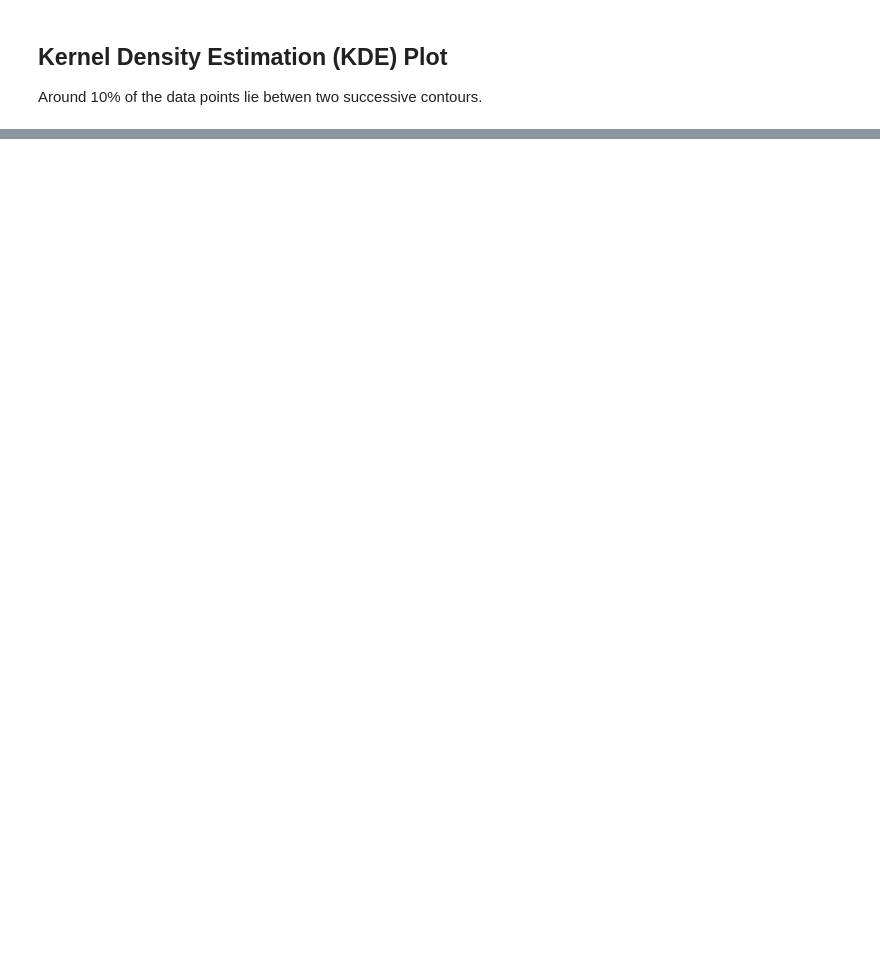
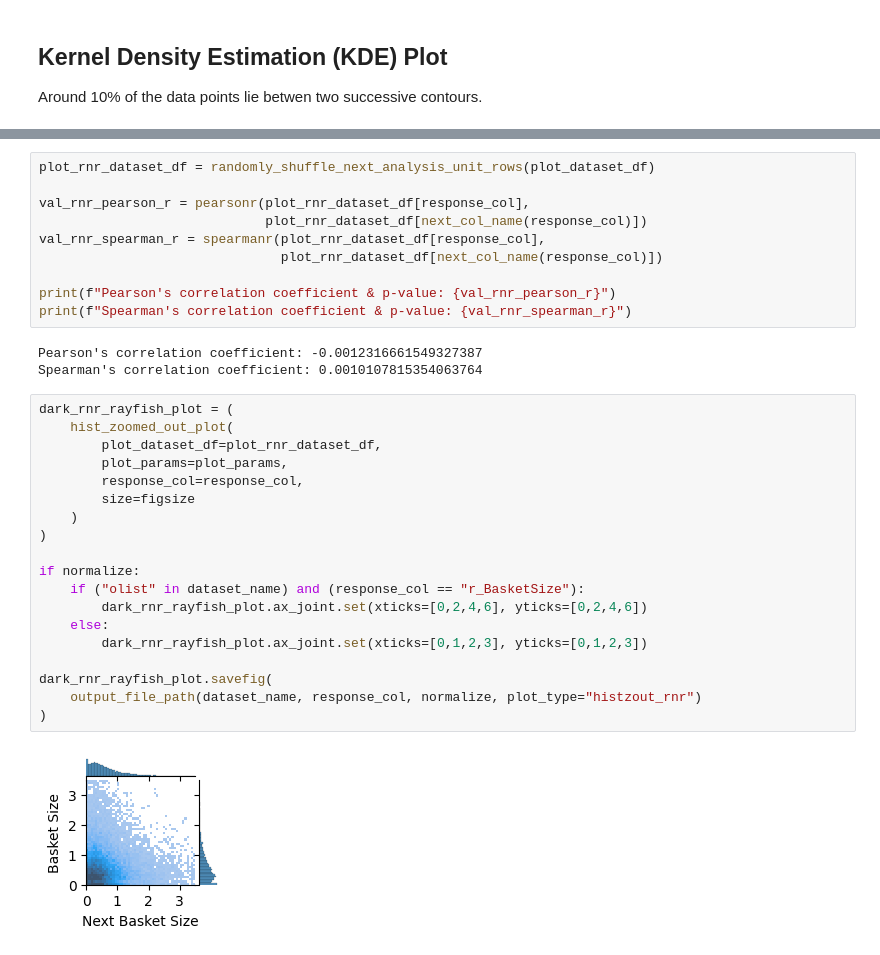
Before and after one commit to liuchbryan/oce-ecomm-abv-calculation, a Jupyter notebook: F01 - Response vs Next Response.ipynb, the cells around one changed output, grey strips where cells are left out. Saved outputs shown, nothing was run; the diff lists cells and outputs as text; blank space fills up the shorter version.

```diff
--- a/F01 - Response vs Next Response.ipynb
+++ b/F01 - Response vs Next Response.ipynb
@@ -115,0 +136,34 @@ light_rayfish_plot.savefig(
+# %%
+plot_rnr_dataset_df = randomly_shuffle_next_analysis_unit_rows(plot_dataset_df)
+
+val_rnr_pearson_r = pearsonr(plot_rnr_dataset_df[response_col],
+                             plot_rnr_dataset_df[next_col_name(response_col)])
+val_rnr_spearman_r = spearmanr(plot_rnr_dataset_df[response_col],
+                               plot_rnr_dataset_df[next_col_name(response_col)])
+
+print(f"Pearson's correlation coefficient & p-value: {val_rnr_pearson_r}")
+print(f"Spearman's correlation coefficient & p-value: {val_rnr_spearman_r}")
+# %% [output]
+Pearson's correlation coefficient: -0.0012316661549327387
+Spearman's correlation coefficient: 0.0010107815354063764
+# %%
+dark_rnr_rayfish_plot = (
+    hist_zoomed_out_plot(
+        plot_dataset_df=plot_rnr_dataset_df,
+        plot_params=plot_params,
+        response_col=response_col,
+        size=figsize
+    )
+)
+
+if normalize:
+    if ("olist" in dataset_name) and (response_col == "r_BasketSize"):
+        dark_rnr_rayfish_plot.ax_joint.set(xticks=[0,2,4,6], yticks=[0,2,4,6])
+    else:
+        dark_rnr_rayfish_plot.ax_joint.set(xticks=[0,1,2,3], yticks=[0,1,2,3])
+
+dark_rnr_rayfish_plot.savefig(
+    output_file_path(dataset_name, response_col, normalize, plot_type="histzout_rnr")
+)
+# %% [output]
+[figure, added]
```
Also changed, not shown: parts of 8 cells of this notebook, 3 other files.
